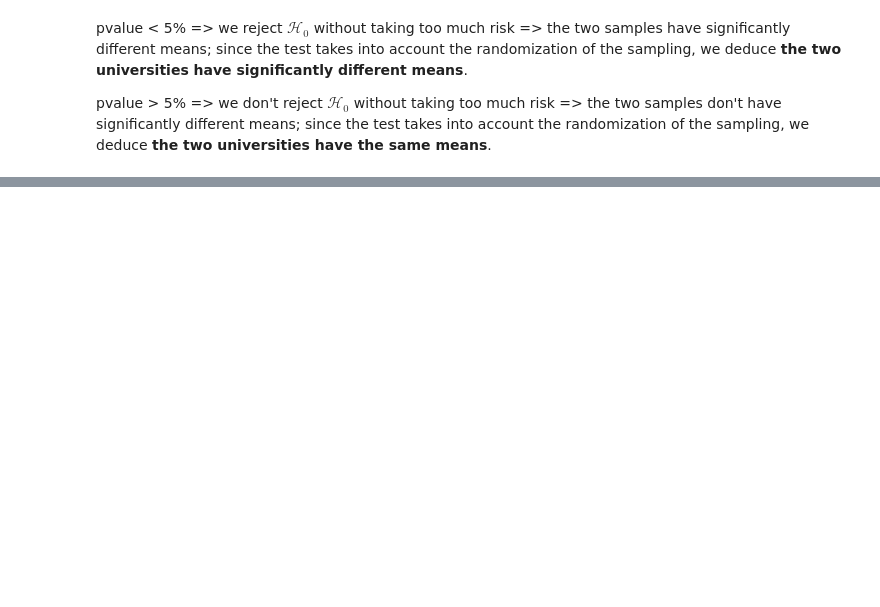
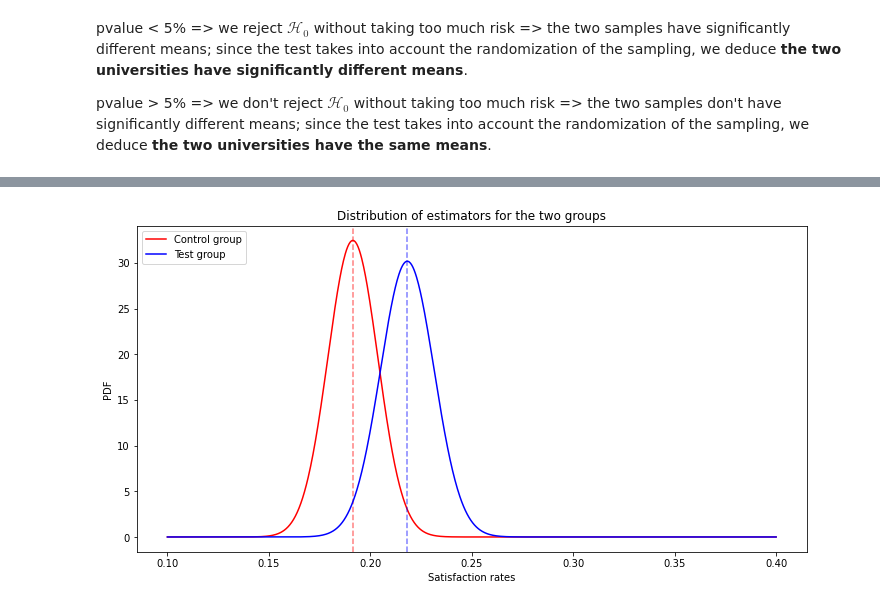
Before and after one commit to savoga/python_exos, a Jupyter notebook: statistical_testing.ipynb, the cells around one changed output, grey strips where cells are left out. Saved outputs shown, nothing was run; the diff lists cells and outputs as text; code cells hidden in the pictures; blank space fills up the shorter version.

```diff
--- a/statistical_testing.ipynb
+++ b/statistical_testing.ipynb
@@ -166,0 +322,23 @@ pvalue > 5% => we don't reject $\mathcal{H}_0$ without taking too much risk => t
+# %%
+# standard error of the mean for both groups
+SE_A = np.sqrt((p_A * (1-p_A)) / N_A_total)
+SE_B = np.sqrt((p_B * (1-p_B)) / N_B_total)
+
+fig, ax = plt.subplots(figsize=(12,6))
+xA = np.linspace(.1, .4, 1000)
+yA = scs.norm(p_A, SE_A).pdf(xA)
+ax.plot(xA, yA, c='red', label='Control group')
+ax.axvline(x=p_A, c='red', alpha=0.5, linestyle='--')
+
+xB = np.linspace(.1, .4, 1000)
+yB = scs.norm(p_B, SE_B).pdf(xB)
+ax.plot(xB, yB, c='blue', label='Test group')
+ax.axvline(x=p_B, c='blue', alpha=0.5, linestyle='--')
+
+plt.xlabel('Satisfaction rates')
+plt.ylabel('PDF')
+plt.legend(loc="upper left")
+plt.title('Distribution of estimators for the two groups')
+plt.show()
+# %% [output]
+[figure, added]
```
Also changed, not shown: parts of 64 cells of this notebook, 1 other file.
